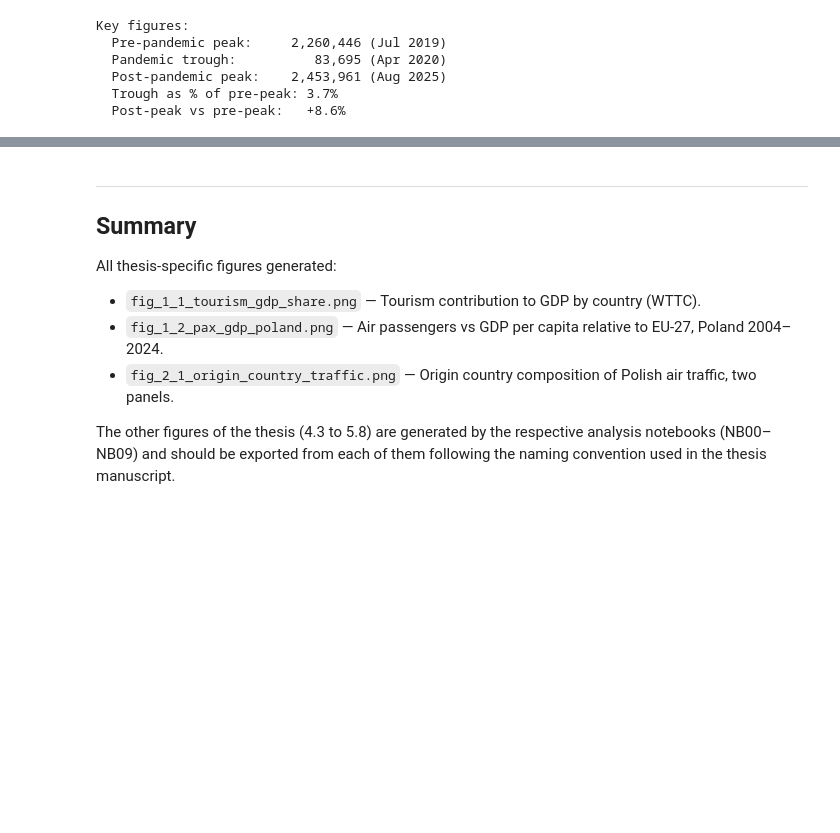
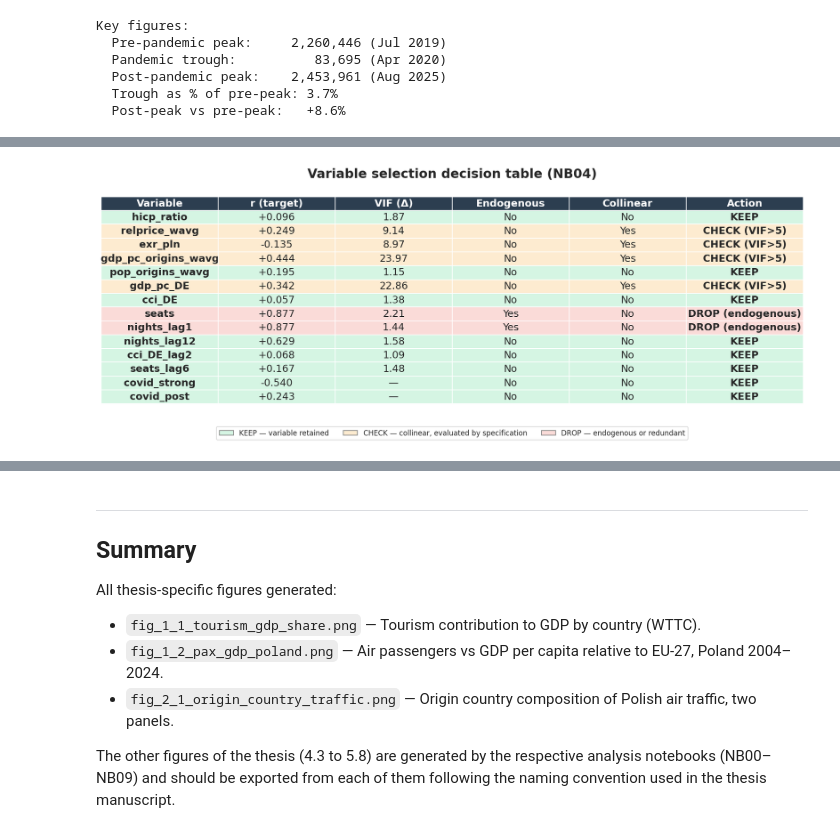
Before and after one commit to DieGodMF4/Macro-Aviation-Tourism-Modeling, a Jupyter notebook: documentation_es/scripts-generate-figs/nb-figures.ipynb, the cells around one changed output, grey strips where cells are left out. Drawn from its saved outputs; the diff is of its cells as text; code cells hidden in the pictures; blank space fills up the shorter version.

```diff
--- a/documentation_es/scripts-generate-figs/nb-figures.ipynb
+++ b/documentation_es/scripts-generate-figs/nb-figures.ipynb
@@ -781,0 +1336,7 @@ Key figures:
+# %%
+# --- LOAD THE DECISION TABLE EXPORTED BY NB04 ---
+decision_path = os.path.join('..', '..', 'data', 'processed',
+                             'feature_selection_decision.csv')
+decision_df = pd.read_csv(decision_path)
+print('Decision table from NB04:')
+print(decision_df)
@@ -781,0 +1361,86 @@ Key figures:
+# %%
+# --- BUILD VISUAL TABLE FIGURE ---
+# Normalise column names and order
+df = decision_df.copy()
+df = df.rename(columns={
+    'Variable': 'Variable',
+    'r_with_target': 'r (target)',
+    'VIF_diff': 'VIF (Δ)',
+    'endogenous': 'Endogenous',
+    'collinear': 'Collinear',
+    'action': 'Action',
+})
+
+# Map action -> colour for the row background
+def action_color(action):
+    a = str(action).upper()
+    if 'KEEP' in a:    return '#d5f5e3'   # light green
+    if 'DROP' in a:    return '#fadbd8'   # light red
+    if 'CHECK' in a:   return '#fdebd0'   # light amber
+    return 'white'
+
+# Format numerical columns
+df_disp = df.copy()
+df_disp['r (target)'] = df_disp['r (target)'].apply(
+    lambda x: f'{x:+.3f}' if pd.notna(x) else '—')
+df_disp['VIF (Δ)'] = df_disp['VIF (Δ)'].apply(
+    lambda x: f'{x:.2f}' if pd.notna(x) else '—')
+df_disp['Endogenous'] = df_disp['Endogenous'].apply(
+    lambda x: 'Yes' if x else 'No')
+df_disp['Collinear'] = df_disp['Collinear'].apply(
+    lambda x: 'Yes' if x else 'No')
+
+# Compute row colours based on action
+row_colors = [action_color(a) for a in df['Action']]
+
+# --- DRAW THE TABLE AS A FIGURE ---
+fig, ax = plt.subplots(figsize=(14, 0.4 * len(df)))
+ax.axis('off')
+
+# Render with matplotlib's table API
+n_rows, n_cols = df_disp.shape
+table = ax.table(
+    cellText=df_disp.values,
+    colLabels=df_disp.columns,
+    cellLoc='center', loc='center',
+    cellColours=[[c] * n_cols for c in row_colors],
+    colColours=[COLORS['primary']] * n_cols,
+)
+table.auto_set_font_size(False)
+table.set_fontsize(14)
+table.scale(1, 1.6)
+
+# Style header (white text on dark blue)
+for j in range(n_cols):
+    cell = table[(0, j)]
+    cell.set_text_props(color='white', fontweight='bold')
+    cell.set_edgecolor('white')
+
+# Style data cells
+for i in range(1, n_rows + 1):
+    for j in range(n_cols):
+        cell = table[(i, j)]
+        cell.set_edgecolor('white')
+        # Make the variable name and action columns bold
+        if j == 0 or df_disp.columns[j] == 'Action':
+            cell.set_text_props(fontweight='bold')
+
+# Title
+plt.title('Variable selection decision table (NB04)',
+          fontweight='bold', fontsize=18, pad=15)
+
+# Legend below the table
+from matplotlib.patches import Patch
+legend_handles = [
+    Patch(facecolor='#d5f5e3', edgecolor='gray', label='KEEP — variable retained'),
+    Patch(facecolor='#fdebd0', edgecolor='gray', label='CHECK — collinear, evaluated by specification'),
+    Patch(facecolor='#fadbd8', edgecolor='gray', label='DROP — endogenous or redundant'),
+]
+ax.legend(handles=legend_handles, loc='upper center',
+          bbox_to_anchor=(0.5, -0.05), ncol=3, frameon=True, fontsize=10)
+
+plt.tight_layout()
+savefig('fig_4_6_variable_selection.png')
+plt.show()
+# %% [output]
+[figure, added]
```
Also changed, not shown: parts of 19 cells of this notebook, 9 other files.
